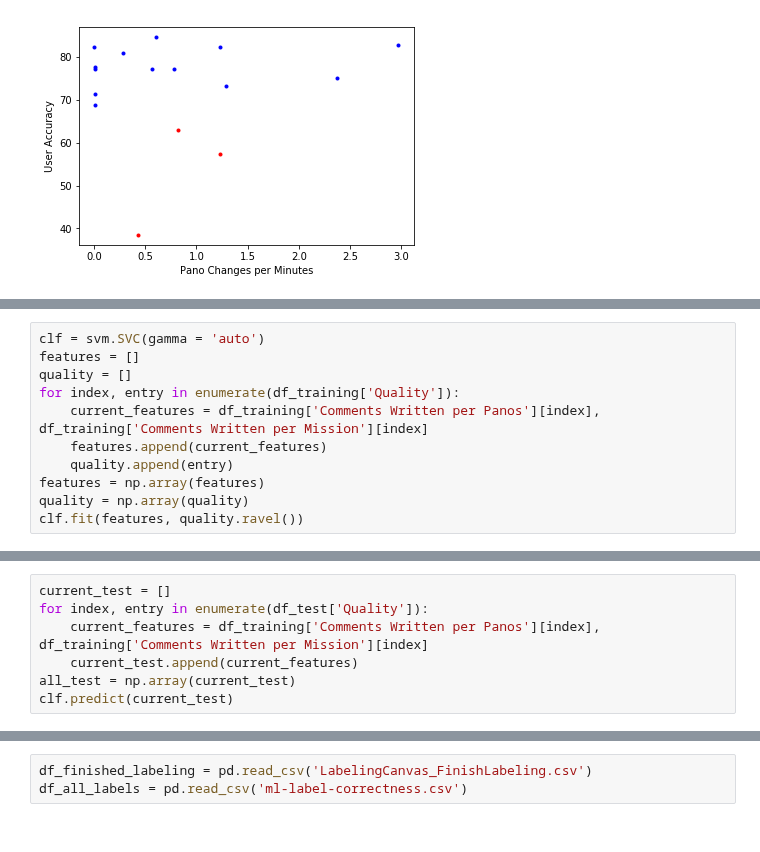
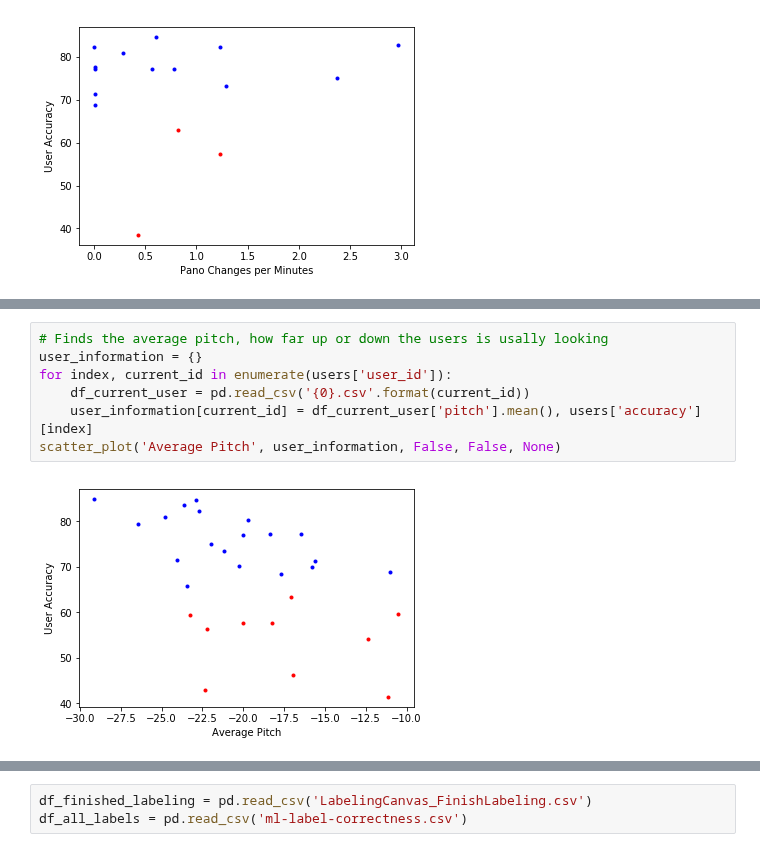
Before and after one commit to ProjectSidewalk/sidewalk-quality-analysis, a Jupyter notebook: sidewalk-user-quality-analysis-tyler.ipynb, the cells around one changed output, grey strips where cells are left out. Drawn from its saved outputs; the diff is of its cells as text.

```diff
--- a/sidewalk-user-quality-analysis-tyler.ipynb
+++ b/sidewalk-user-quality-analysis-tyler.ipynb
@@ -566,11 +489,0 @@ training
-# %%
-clf = svm.SVC(gamma = 'auto')
-features = []
-quality = []
-for index, entry in enumerate(df_training['Quality']):
-    current_features = df_training['Comments Written per Panos'][index], df_training['Comments Written per Mission'][index]
-    features.append(current_features)
-    quality.append(entry)
-features = np.array(features)
-quality = np.array(quality)
-clf.fit(features, quality.ravel())
@@ -582,7 +489,0 @@ SVC(C=1.0, cache_size=200, class_weight=None, coef0=0.0,
-# %%
-current_test = []
-for index, entry in enumerate(df_test['Quality']):
-    current_features = df_training['Comments Written per Panos'][index], df_training['Comments Written per Mission'][index]
-    current_test.append(current_features)
-all_test = np.array(current_test)
-clf.predict(current_test)
@@ -590,0 +500,9 @@ array(['Good', 'Good', 'Good'], dtype='<U4')
+# %%
+# Finds the average pitch, how far up or down the users is usally looking
+user_information = {}
+for index, current_id in enumerate(users['user_id']):
+    df_current_user = pd.read_csv('{0}.csv'.format(current_id))
+    user_information[current_id] = df_current_user['pitch'].mean(), users['accuracy'][index]
+scatter_plot('Average Pitch', user_information, False, False, None)
+# %% [output]
+[figure, added]
```
Also changed, not shown: parts of 64 cells of this notebook.
